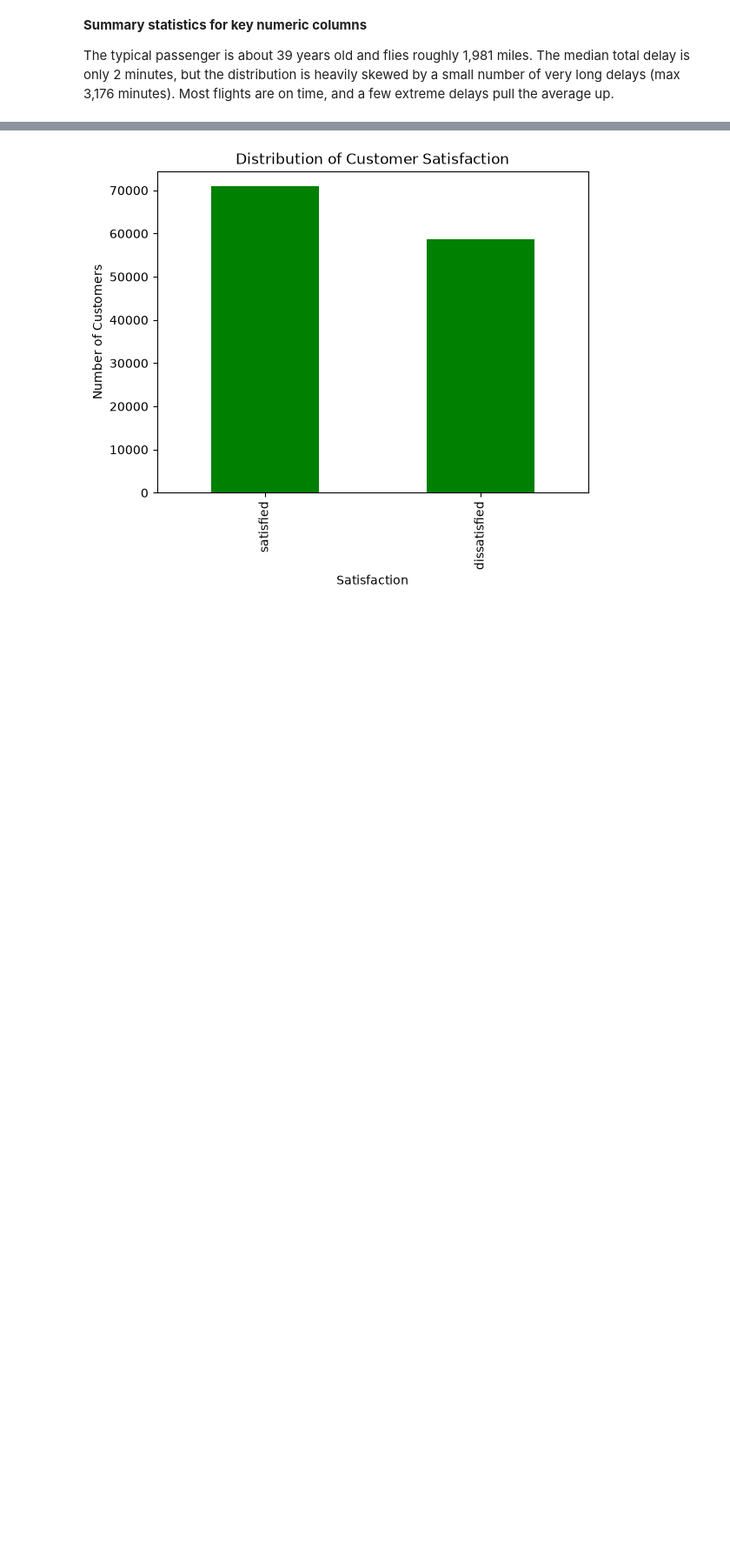
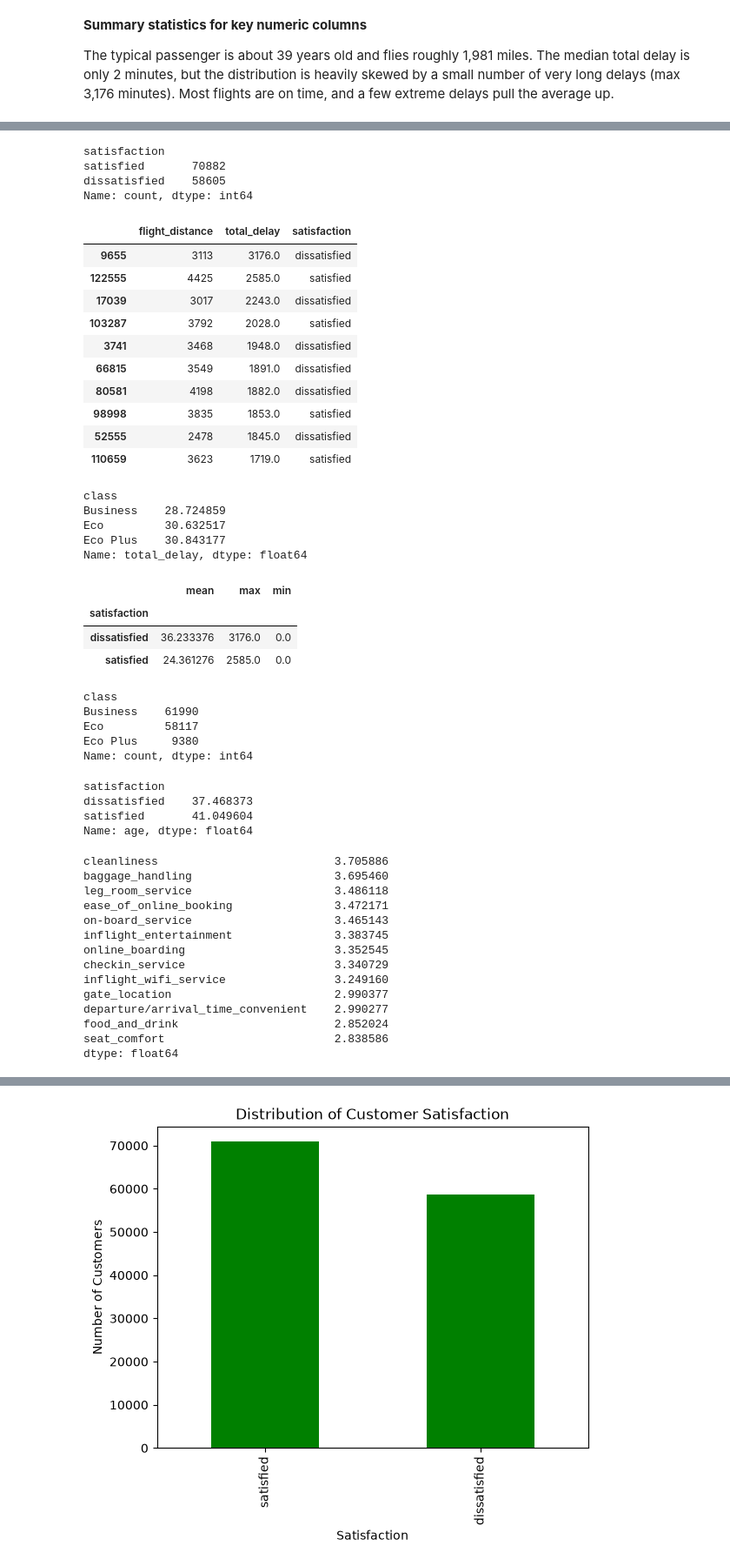
Before and after one commit to Devki9/Invistico-Airlines-Customer-satisfaction-Survey-Analysis, a Jupyter notebook: Group Work (3) (1).ipynb, the cells around one changed output, grey strips where cells are left out. Shown at 87% size. Drawn from its saved outputs; the diff is of its cells as text; code cells hidden in the pictures; blank space fills up the shorter version.

```diff
--- a/Group Work (3) (1).ipynb
+++ b/Group Work (3) (1).ipynb
@@ -167,7 +276,7 @@ display(analysis)
 import pandas as pd
 
 # Load the cleaned dataset
-df = pd.read_csv("Cleaned_Invistico_Airline.csv")
+df = pd.read_csv("data/Cleaned_Invistico_Airline.csv")
 
 #Count customer satisfaction levels
 analysis = df['satisfaction'].value_counts()
@@ -200,30 +309,78 @@ display(analysis)
 analysis = df['class'].value_counts()
 display(analysis)
 
 #Average age of satisfied and dissatisfied customers
 analysis = df.groupby('satisfaction')['age'].mean()
 display(analysis)
 
 #Which services receive the highest average ratings?
 service_ratings = [
     'inflight_wifi_service',
     'departure/arrival_time_convenient',
     'ease_of_online_booking',
     'gate_location',
     'food_and_drink',
     'online_boarding',
     'seat_comfort',
     'inflight_entertainment',
     'on-board_service',
     'leg_room_service',
     'baggage_handling',
     'checkin_service',
     'cleanliness'
 ]
 
 analysis = df[service_ratings].mean().sort_values(ascending=False)
 display(analysis)
 
 #summary statistics
 analysis = df[['age','flight_distance', 'total_delay']].describe()
 display(analysis)
+# %% [output]
+satisfaction
+satisfied       70882
+dissatisfied    58605
+Name: count, dtype: int64
+|  | flight_distance | total_delay | satisfaction |
+| 9655 | 3113 | 3176.0 | dissatisfied |
+| 122555 | 4425 | 2585.0 | satisfied |
+| 17039 | 3017 | 2243.0 | dissatisfied |
+| 103287 | 3792 | 2028.0 | satisfied |
+| 3741 | 3468 | 1948.0 | dissatisfied |
+| 66815 | 3549 | 1891.0 | dissatisfied |
+| 80581 | 4198 | 1882.0 | dissatisfied |
+| 98998 | 3835 | 1853.0 | satisfied |
+| 52555 | 2478 | 1845.0 | dissatisfied |
+| 110659 | 3623 | 1719.0 | satisfied |
+class
+Business    28.724859
+Eco         30.632517
+Eco Plus    30.843177
+Name: total_delay, dtype: float64
+|  | mean | max | min |
+| satisfaction |  |  |  |
+| dissatisfied | 36.233376 | 3176.0 | 0.0 |
+| satisfied | 24.361276 | 2585.0 | 0.0 |
+class
+Business    61990
+Eco         58117
+Eco Plus     9380
+Name: count, dtype: int64
+satisfaction
+dissatisfied    37.468373
+satisfied       41.049604
+Name: age, dtype: float64
+cleanliness                          3.705886
+baggage_handling                     3.695460
+leg_room_service                     3.486118
+ease_of_online_booking               3.472171
+on-board_service                     3.465143
+inflight_entertainment               3.383745
+online_boarding                      3.352545
+checkin_service                      3.340729
+inflight_wifi_service                3.249160
+gate_location                        2.990377
+departure/arrival_time_convenient    2.990277
+food_and_drink                       2.852024
+seat_comfort                         2.838586
+dtype: float64
```
Also changed, not shown: parts of 15 cells of this notebook.
